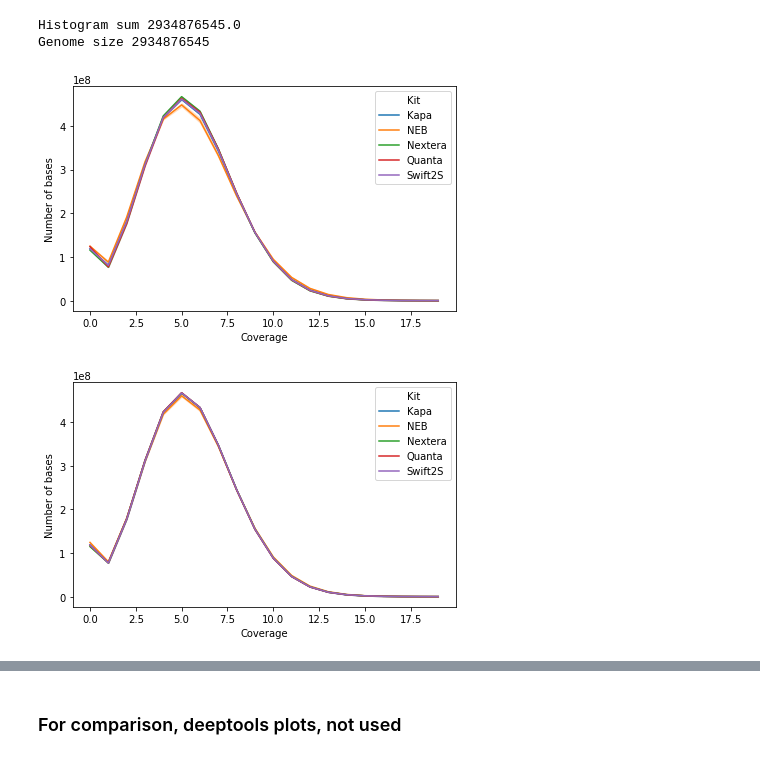
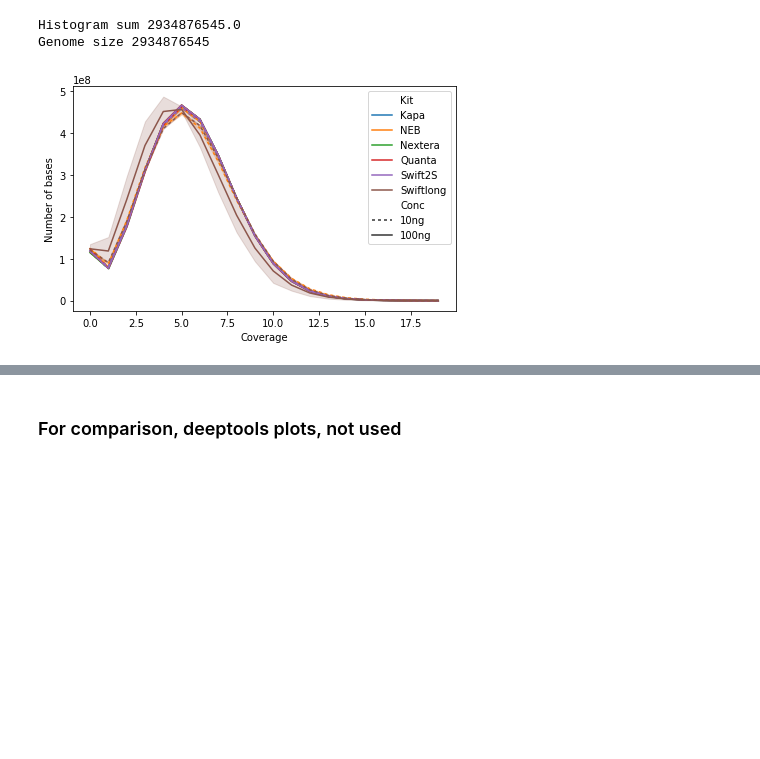
Before and after one commit to fa2k/comparison, a Jupyter notebook: b_Analysis.ipynb, the cells around one changed output, grey strips where cells are left out. Saved outputs shown, nothing was run; the diff lists cells and outputs as text; code cells hidden in the pictures; blank space fills up the shorter version.

Commit message:
Recreated all plots

```diff
--- a/b_Analysis.ipynb
+++ b/b_Analysis.ipynb
@@ -8,7 +8,7 @@ import re
 import os
 %matplotlib inline
 # %%
-INCLUDE_SWIFT_LONG_LIBS = False
+INCLUDE_SWIFT_LONG_LIBS = True
 WORKFLOW_BRANCH = "d"
 # %% [markdown]
 # Analysis plots for alternative workflow branch
@@ -103,6 +103,7 @@ df = pd.merge(
         on='LIBRARY')
 df['Kit'] = pd.Categorical(df.LIBRARY.str.split("-").str.get(0), ordered=True)
 df['Conc'] = pd.Categorical(df.LIBRARY.str.split("-").str.get(1), categories=['10ng', '100ng'])
+df['Replicate'] = df.LIBRARY.str.split("-").str.get(2)
 
 if not INCLUDE_SWIFT_LONG_LIBS:
     df = df.loc[df.Kit != "Swiftlong"]
@@ -197,14 +198,14 @@ print("Genome size", long_df.GENOME_TERRITORY.max())
 Histogram sum 2934876545.0
 Genome size 2934876545
 # %%
-for conc in ["10ng", "100ng"]:
-    medium_df = long_df[(long_df.coverage < 20)&(long_df.Conc == conc)]
-    plt.figure()
-    lineplotHueKit(x='coverage', y='high_quality_coverage_count', data=medium_df)
-    plt.ylabel("Number of bases")
-    plt.xlabel("Coverage")
-    savefig("coverage_picard_{}".format(conc), False)
-    plt.show()
+medium_df = long_df[(long_df.coverage < 20)]
+plt.figure()
+lineplotHueKit(x='coverage', y='high_quality_coverage_count',
+               style='Conc', style_order=["10ng", "100ng"], dashes=[(2,2), ""],
+               data=medium_df)
+plt.ylabel("Number of bases")
+plt.xlabel("Coverage")
+savefig("coverage_picard_all")
+plt.show()
 # %% [output]
-[figure, old version]
+[figure, new version]
-[figure, removed]
```
Also changed, not shown: parts of 16 cells of this notebook, 5 other files.
